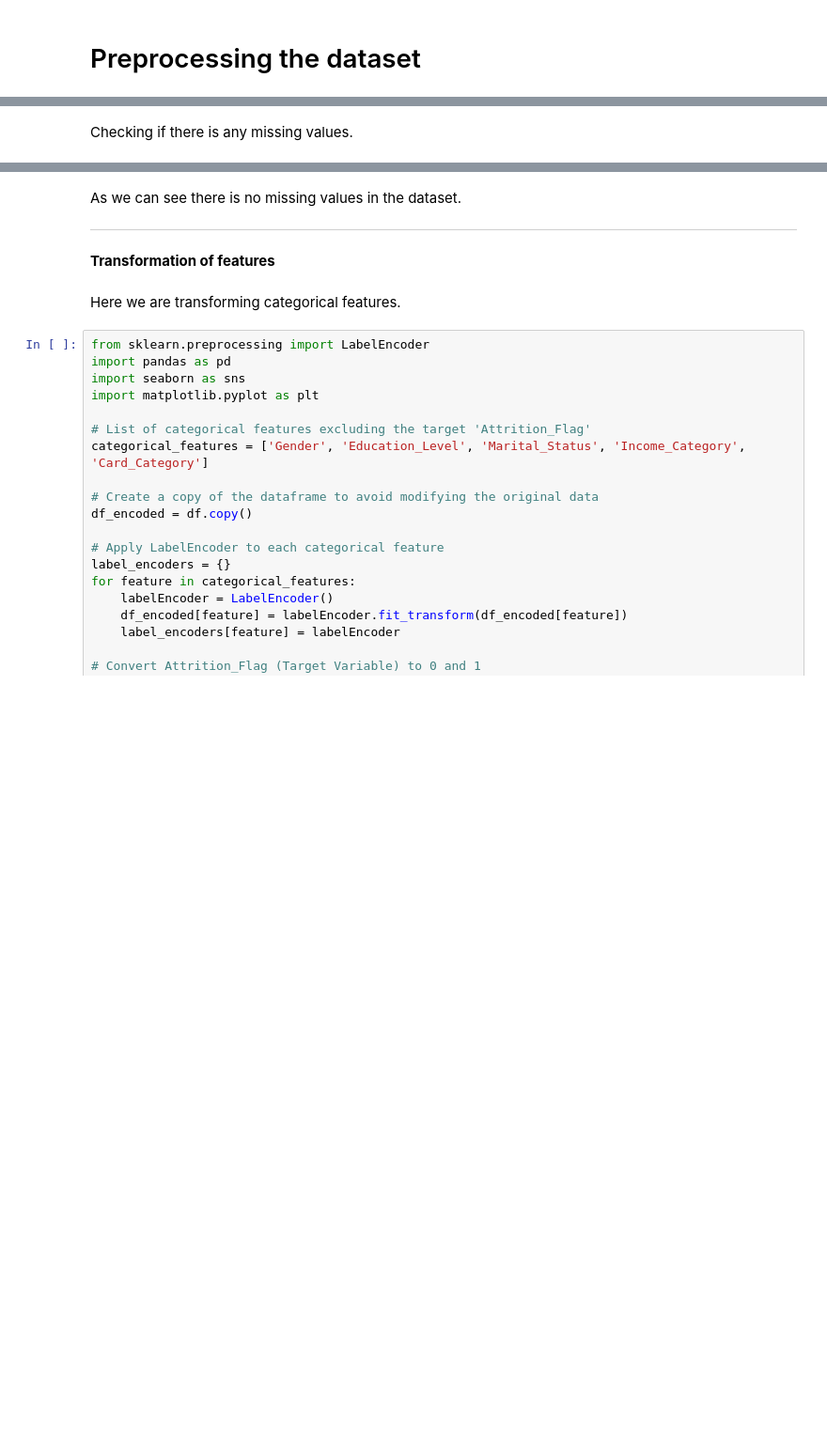
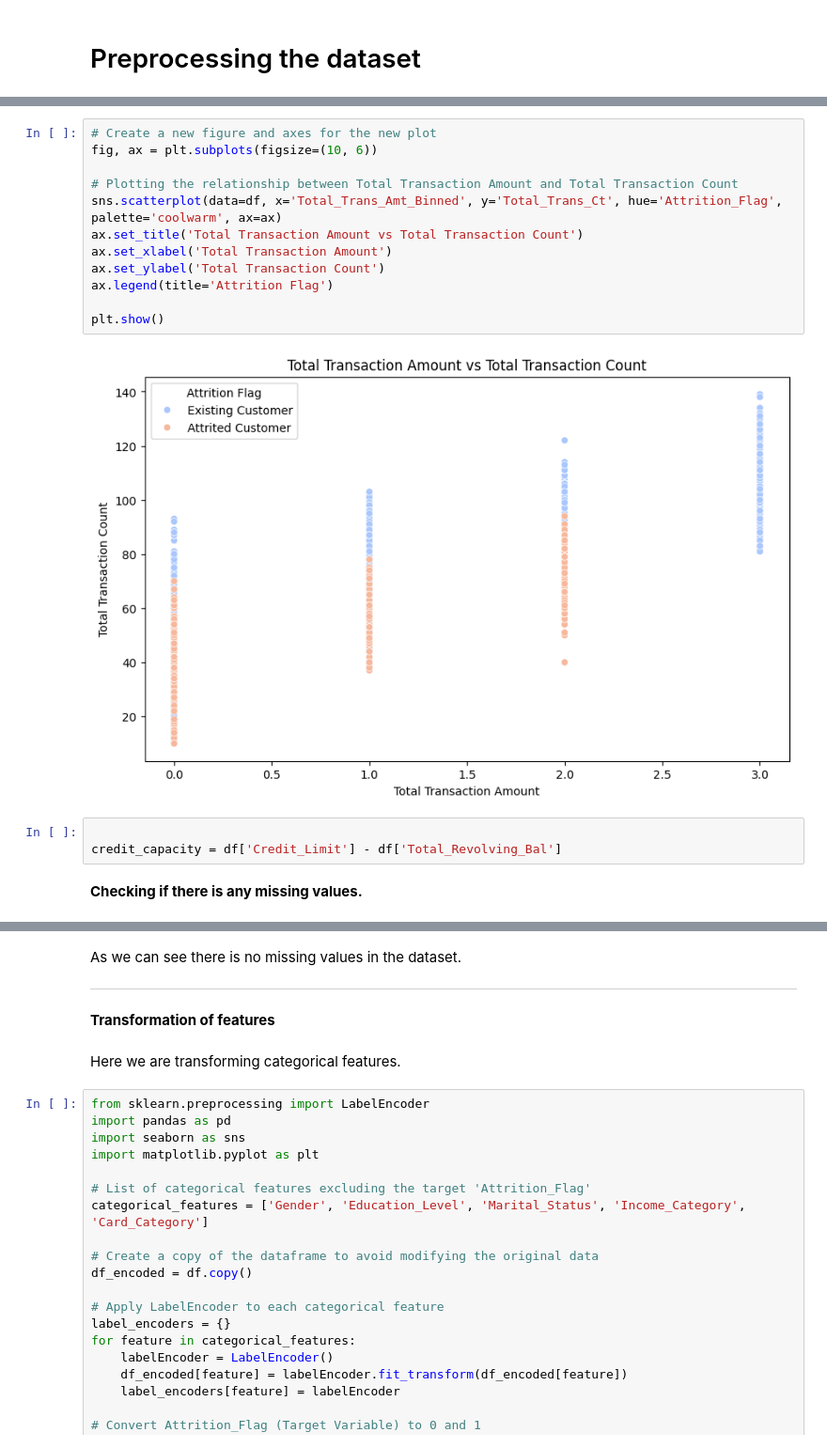
Before and after one commit to MJMcManaman/ITEC4305A1, a Jupyter notebook: CreditCardCustomer.ipynb, the cells around one changed output, grey strips where cells are left out. Shown at 94% size. Cells and saved outputs as stored; diff of their text form; blank space fills up the shorter version.

```diff
--- a/CreditCardCustomer.ipynb
+++ b/CreditCardCustomer.ipynb
@@ -207,5 +261,22 @@ ___
+# %%
+# Create a new figure and axes for the new plot
+fig, ax = plt.subplots(figsize=(10, 6))
+
+# Plotting the relationship between Total Transaction Amount and Total Transaction Count
+sns.scatterplot(data=df, x='Total_Trans_Amt_Binned', y='Total_Trans_Ct', hue='Attrition_Flag', palette='coolwarm', ax=ax)
+ax.set_title('Total Transaction Amount vs Total Transaction Count')
+ax.set_xlabel('Total Transaction Amount')
+ax.set_ylabel('Total Transaction Count')
+ax.legend(title='Attrition Flag')
+
+plt.show()
+# %% [output]
+[figure, added]
+# %%
+
+credit_capacity = df['Credit_Limit'] - df['Total_Revolving_Bal']
 # %% [markdown]
-Checking if there is any missing values.
+**Checking if there is any missing values.**
 # %%
 missing_values_series = df.isnull().sum()
 print(missing_values_series)
```
Also changed, not shown: parts of 9 cells of this notebook.
